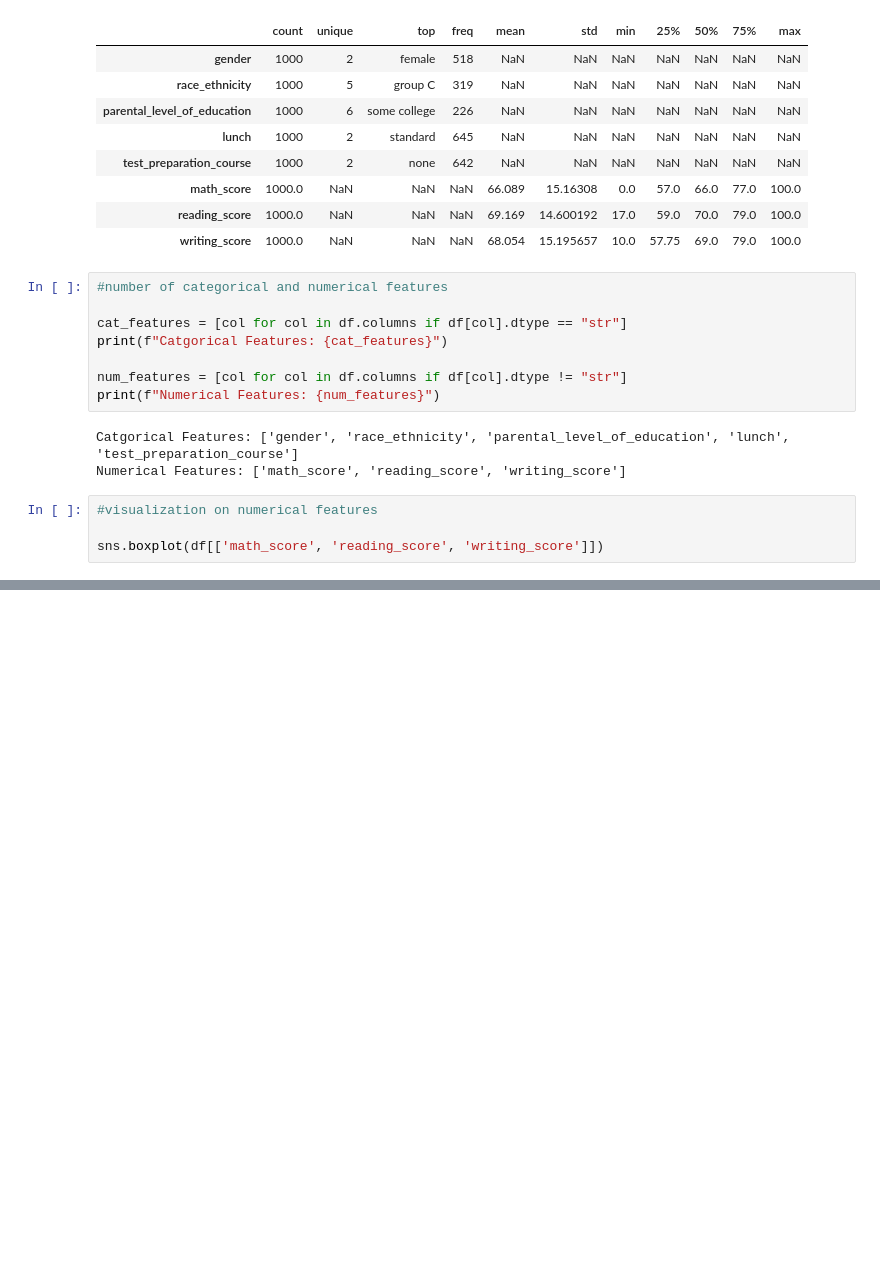
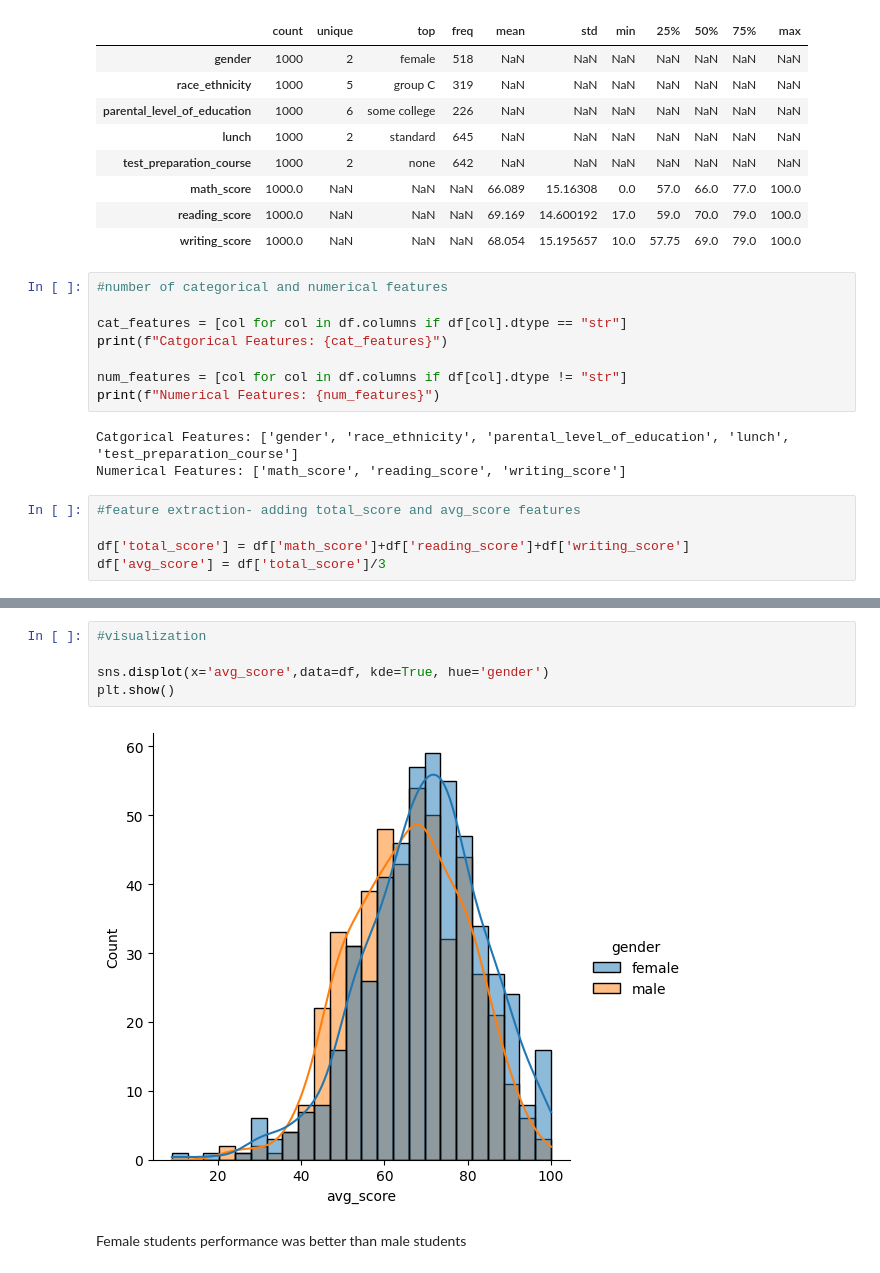
Before and after one commit to NarnindiMounica/Machine_Learning_Works, a Jupyter notebook: Projects/Student_Performance_Indicator/dataset/EDA.ipynb, the cells around one changed output, grey strips where cells are left out. Cells and saved outputs as stored; diff of their text form; blank space fills up the shorter version.

Commit message:
Project 1: Student performance indicator - EDA

```diff
--- a/Projects/Student_Performance_Indicator/dataset/EDA.ipynb
+++ b/Projects/Student_Performance_Indicator/dataset/EDA.ipynb
@@ -136,6 +136,7 @@ print(f"Numerical Features: {num_features}")
 Catgorical Features: ['gender', 'race_ethnicity', 'parental_level_of_education', 'lunch', 'test_preparation_course']
 Numerical Features: ['math_score', 'reading_score', 'writing_score']
 # %%
-#visualization on numerical features
+#feature extraction- adding total_score and avg_score features
 
-sns.boxplot(df[['math_score', 'reading_score', 'writing_score']])
+df['total_score'] = df['math_score']+df['reading_score']+df['writing_score']
+df['avg_score'] = df['total_score']/3
@@ -144,0 +173,9 @@ sns.boxplot(df[['math_score', 'reading_score', 'writing_score']])
+# %%
+#visualization
+
+sns.displot(x='avg_score',data=df, kde=True, hue='gender')
+plt.show()
+# %% [output]
+[figure, added]
+# %% [markdown]
+Female students performance was better than male students
```
Also changed, not shown: parts of 4 cells of this notebook.
